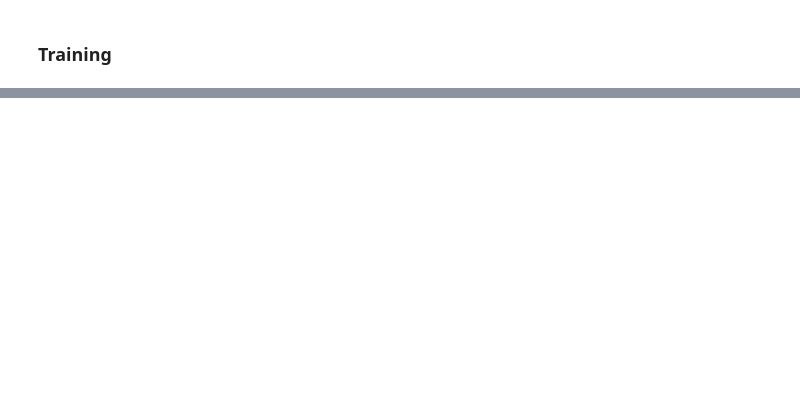
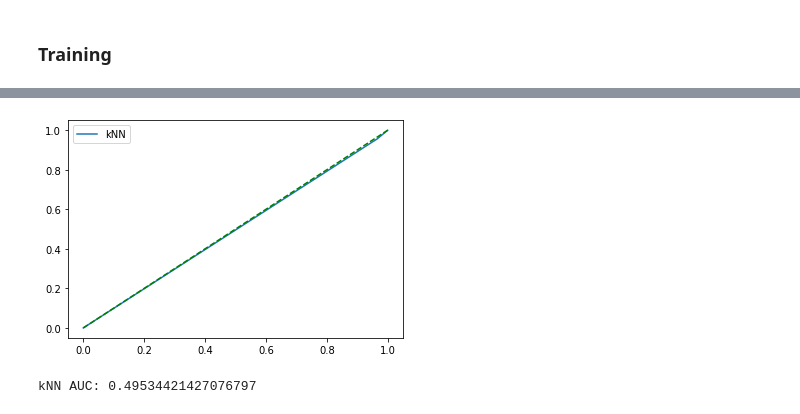
Before and after one commit to Asraelite/ml-group35, a Jupyter notebook: notebook/knn_notebook.ipynb, the cells around one changed output, grey strips where cells are left out. Cells and saved outputs as stored; diff of their text form; code cells hidden in the pictures; blank space fills up the shorter version.

```diff
--- a/notebook/knn_notebook.ipynb
+++ b/notebook/knn_notebook.ipynb
@@ -246,0 +336,15 @@ plt.show()
+# %%
+model = knn_model
+fpr_knn, tpr_knn, _ = roc_curve(ytest, model.predict(Xtest))
+plt.plot(fpr_knn,tpr_knn)
+plt.plot([0,1],[0,1], color='green', linestyle='--')
+plt.legend(['kNN'])
+plt.savefig(os.path.join(FIGURE_DIR, "roc_knn"),bbox_inches='tight')
+plt.show()
+# %% [output]
+[figure, added]
+# %%
+auc_knn = roc_auc_score(ytest, model.predict(Xtest))
+print('kNN AUC:',auc_knn)
+# %% [output]
+kNN AUC: 0.49534421427076797
```
Also changed, not shown: parts of 22 cells of this notebook, 3 other files.
